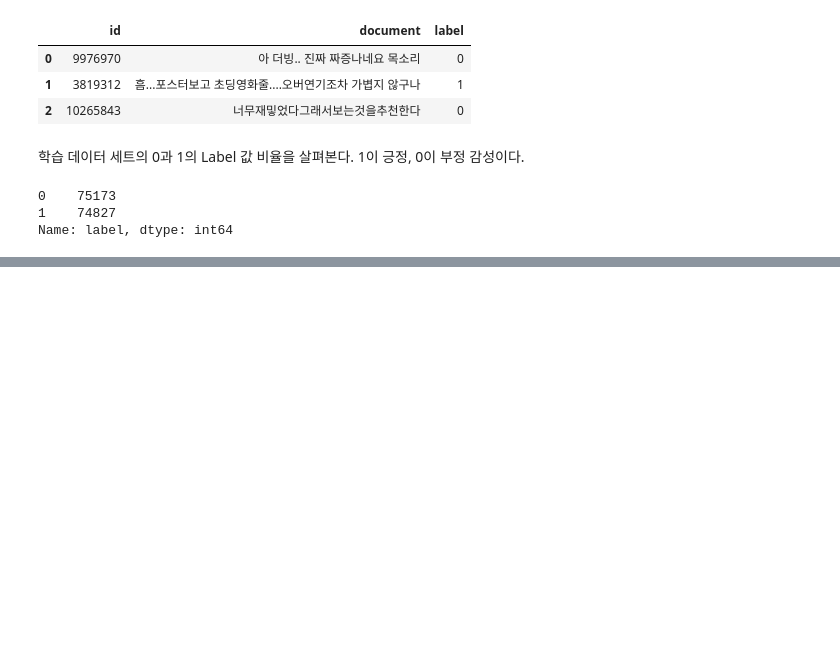
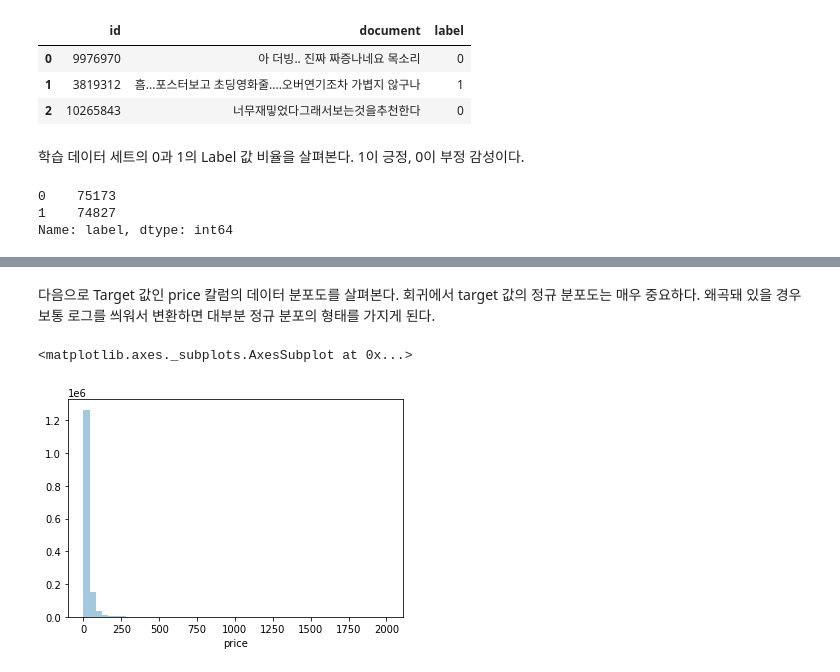
Before and after one commit to spacemaninSeoul/PythonMachinelearningGuide, a Jupyter notebook: [파이썬머신러닝완벽가이드]_VIII_텍스트_분석.ipynb, the cells around one changed output, grey strips where cells are left out. Saved outputs shown, nothing was run; the diff lists cells and outputs as text; code cells hidden in the pictures; blank space fills up the shorter version.

```diff
--- a/[파이썬머신러닝완벽가이드]_VIII_텍스트_분석.ipynb
+++ b/[파이썬머신러닝완벽가이드]_VIII_텍스트_분석.ipynb
@@ -1599,0 +1705,9 @@ Name: label, dtype: int64
+# %%
+from sklearn.linear_model import Ridge, LogisticRegression
+from sklearn.model_selection import train_test_split, cross_val_score
+from sklearn.feature_extraction.text import CountVectorizer, TfidfVectorizer
+import pandas as pd
+
+mercari_df = pd.read_csv('/content/drive/MyDrive/데이터분석/파이썬머신러닝완벽가이드/mercari_train.tsv', sep='\t')
+print(mercari_df.shape)
+mercari_df.head(3)
@@ -1599,0 +1739,13 @@ Name: label, dtype: int64
+# %% [markdown]
+다음으로 Target 값인 price 칼럼의 데이터 분포도를 살펴본다. 회귀에서 target 값의 정규 분포도는 매우 중요하다. 왜곡돼 있을 경우 보통 로그를 씌워서 변환하면 대부분 정규 분포의 형태를 가지게 된다.
+# %%
+import matplotlib.pyplot as plt
+import seaborn as sns
+%matplotlib inline
+
+y_train_df = mercari_df['price']
+plt.figure(figsize=(6, 4))
+sns.distplot(y_train_df, kde=False)
+# %% [output]
+<matplotlib.axes._subplots.AxesSubplot at 0x...>
+[figure, added]
```
Also changed, not shown: parts of 41 cells of this notebook.
